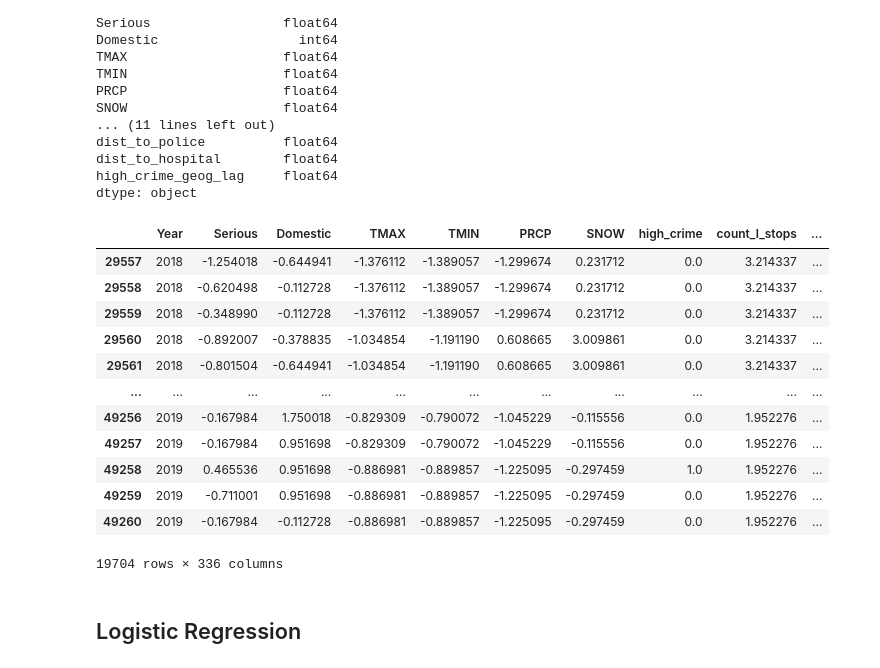
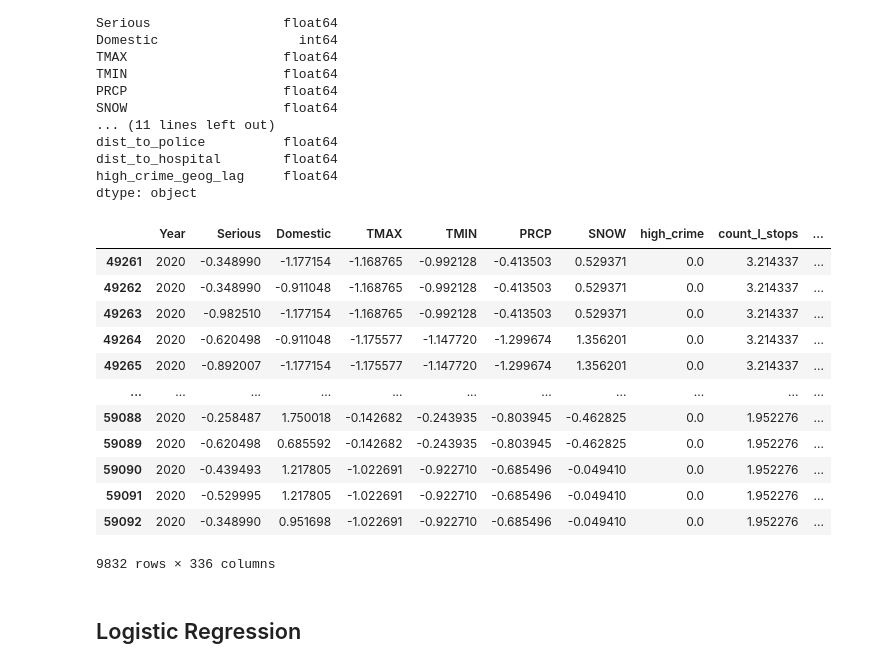
Before and after one commit to Deckart2/capp_30254_crime_forcasting, a Jupyter notebook: scripts/Final Models.ipynb, the cells around one changed output. Drawn from its saved outputs; the diff is of its cells as text; code cells hidden in the pictures.

```diff
--- a/scripts/Final Models.ipynb
+++ b/scripts/Final Models.ipynb
@@ -286,21 +286,21 @@ dist_to_hospital        float64
 high_crime_geog_lag     float64
 dtype: object
 # %%
-data_list_20[0][0]
+data_list_20[0][1]
 # %% [output]
 |  | Year | Serious | Domestic | TMAX | TMIN | PRCP | SNOW | high_crime | count_l_stops | ... |
-| 29557 | 2018 | -1.254018 | -0.644941 | -1.376112 | -1.389057 | -1.299674 | 0.231712 | 0.0 | 3.214337 | ... |
-| 29558 | 2018 | -0.620498 | -0.112728 | -1.376112 | -1.389057 | -1.299674 | 0.231712 | 0.0 | 3.214337 | ... |
-| 29559 | 2018 | -0.348990 | -0.112728 | -1.376112 | -1.389057 | -1.299674 | 0.231712 | 0.0 | 3.214337 | ... |
-| 29560 | 2018 | -0.892007 | -0.378835 | -1.034854 | -1.191190 | 0.608665 | 3.009861 | 0.0 | 3.214337 | ... |
-| 29561 | 2018 | -0.801504 | -0.644941 | -1.034854 | -1.191190 | 0.608665 | 3.009861 | 0.0 | 3.214337 | ... |
+| 49261 | 2020 | -0.348990 | -1.177154 | -1.168765 | -0.992128 | -0.413503 | 0.529371 | 0.0 | 3.214337 | ... |
+| 49262 | 2020 | -0.348990 | -0.911048 | -1.168765 | -0.992128 | -0.413503 | 0.529371 | 0.0 | 3.214337 | ... |
+| 49263 | 2020 | -0.982510 | -1.177154 | -1.168765 | -0.992128 | -0.413503 | 0.529371 | 0.0 | 3.214337 | ... |
+| 49264 | 2020 | -0.620498 | -0.911048 | -1.175577 | -1.147720 | -1.299674 | 1.356201 | 0.0 | 3.214337 | ... |
+| 49265 | 2020 | -0.892007 | -1.177154 | -1.175577 | -1.147720 | -1.299674 | 1.356201 | 0.0 | 3.214337 | ... |
 | ... | ... | ... | ... | ... | ... | ... | ... | ... | ... | ... |
-| 49256 | 2019 | -0.167984 | 1.750018 | -0.829309 | -0.790072 | -1.045229 | -0.115556 | 0.0 | 1.952276 | ... |
-| 49257 | 2019 | -0.167984 | 0.951698 | -0.829309 | -0.790072 | -1.045229 | -0.115556 | 0.0 | 1.952276 | ... |
-| 49258 | 2019 | 0.465536 | 0.951698 | -0.886981 | -0.889857 | -1.225095 | -0.297459 | 1.0 | 1.952276 | ... |
-| 49259 | 2019 | -0.711001 | 0.951698 | -0.886981 | -0.889857 | -1.225095 | -0.297459 | 0.0 | 1.952276 | ... |
-| 49260 | 2019 | -0.167984 | -0.112728 | -0.886981 | -0.889857 | -1.225095 | -0.297459 | 0.0 | 1.952276 | ... |
+| 59088 | 2020 | -0.258487 | 1.750018 | -0.142682 | -0.243935 | -0.803945 | -0.462825 | 0.0 | 1.952276 | ... |
+| 59089 | 2020 | -0.620498 | 0.685592 | -0.142682 | -0.243935 | -0.803945 | -0.462825 | 0.0 | 1.952276 | ... |
+| 59090 | 2020 | -0.439493 | 1.217805 | -1.022691 | -0.922710 | -0.685496 | -0.049410 | 0.0 | 1.952276 | ... |
+| 59091 | 2020 | -0.529995 | 1.217805 | -1.022691 | -0.922710 | -0.685496 | -0.049410 | 0.0 | 1.952276 | ... |
+| 59092 | 2020 | -0.348990 | 0.951698 | -1.022691 | -0.922710 | -0.685496 | -0.049410 | 0.0 | 1.952276 | ... |
-19704 rows × 336 columns
+9832 rows × 336 columns
 # %%
 def compute_scores_final_data(grid, model, model_name, data_list, target, target_year):
     '''
```
Also changed, not shown: parts of 2 cells of this notebook, 1 other file.
